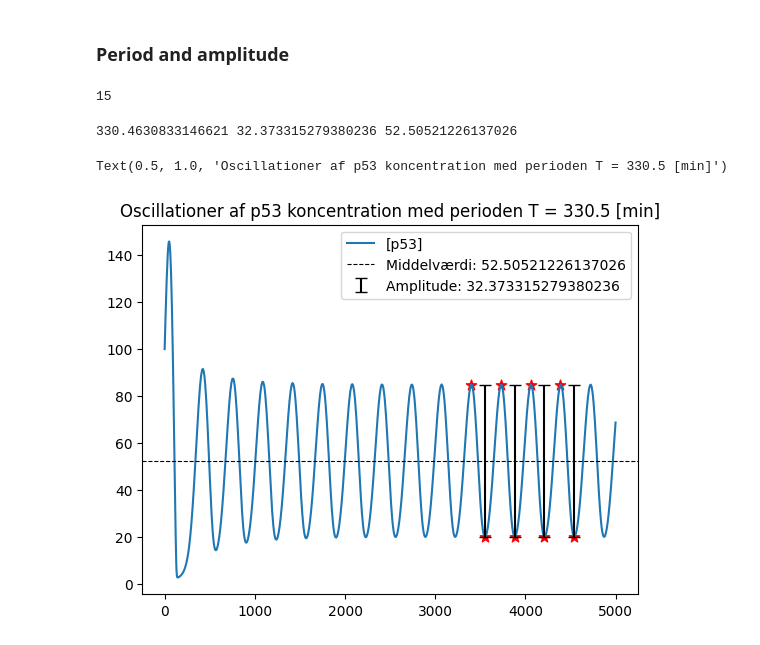
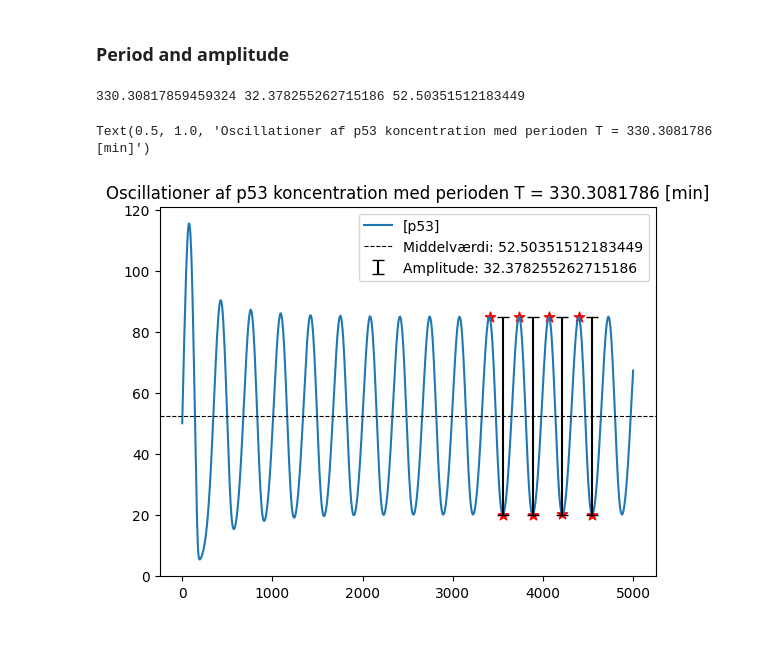
Before and after one commit to ErikBachRyhl/p53, a Jupyter notebook: Nutlin-tilføjelse.ipynb, the cells around one changed output. Drawn from its saved outputs; the diff is of its cells as text; code cells hidden in the pictures.

```diff
--- a/Nutlin-tilføjelse.ipynb
+++ b/Nutlin-tilføjelse.ipynb
@@ -47,29 +47,29 @@ def M_free_change(t, p, m, Mf, Mb, n):
     return dM_freedt
 
 def M_bound_change(t, p, m, Mf, Mb, n):
-    dM_bounddt = kc7*Mb + kc8*n*Mf
+    dM_bounddt = -kc7*Mb + kc8*n*Mf
     return dM_bounddt
 
 def n_change(t, p, m, Mf, Mb, n):
     dndt = -kc8*n*Mf
     return dndt
 
-def samlet_system(t, y):
-    dydt = np.zeros_like(y)
-    dydt[0] = p_change(t, *y)
-    dydt[1] = m_change(t, *y)
-    dydt[2] = M_free_change(t, *y)
-    dydt[3] = M_bound_change(t, *y)
-    dydt[4] = n_change(t, *y)
+def system(t, state):
+    dydt = np.zeros_like(state)
+    dydt[0] = p_change(t, *state)
+    dydt[1] = m_change(t, *state)
+    dydt[2] = M_free_change(t, *state)
+    dydt[3] = M_bound_change(t, *state)
+    dydt[4] = n_change(t, *state)
     return dydt
 # %%
 t_samlet = (0, 5000)
 
-p0, m0, Mf0, Mb0, n0 = 100, 1, 1, 1, 1
+p0, m0, Mf0, Mb0, n0 = 50, 10, 10, 20, 1
 
 y0 = [p0, m0, Mf0, Mb0, n0]
 # %%
-samlet_løsning = solve_ivp(samlet_system, t_samlet, y0, method='RK45')
+samlet_løsning = solve_ivp(system, t_samlet, y0, method='RK45')
 print(samlet_løsning)
 # %% [output]
   message: The solver successfully reached the end of the integration interval.
@@ -129,9 +116,5 @@ plt.scatter(t[p53_troughs], p[p53_troughs], s=80, c="green", marker="+")
 # %% [markdown]
 ### Period and amplitude
-# %%
-print(len(p53_peaks))
-# %% [output]
-15
 # %%
 def find_map(t, y): #mean, amplitude, period
     y_peaks = find_peaks(y)[0]
@@ -161,18 +144,18 @@ period, amplitude, mean_value, stable_peaks, stable_troughs = find_map(t, p)
 # %%
 print(period, amplitude, mean_value)
 # %% [output]
-330.4630833146621 32.373315279380236 52.50521226137026
+330.30817859459324 32.378255262715186 52.50351512183449
 # %%
 plt.plot(t, p, label="[p53]")
 plt.scatter(t[stable_peaks], p[stable_peaks], s=60, c="red", marker='*')
 plt.scatter(t[stable_troughs], p[stable_troughs], s=60, c="red", marker='*')
 
 plt.axhline(mean_value, color="black", linestyle="dashed", lw=.8, label=f"Middelværdi: {mean_value}")
 plt.errorbar(t[stable_troughs], np.ones(len(t[stable_troughs]))*mean_value, yerr=amplitude, fmt="none", ecolor="black", capsize = 4, label=f"Amplitude: {amplitude}")
 
 plt.legend()
 
-plt.title(f"Oscillationer af p53 koncentration med perioden T = {period:.4} [min]")
+plt.title(f"Oscillationer af p53 koncentration med perioden T = {period:.10} [min]")
 # %% [output]
-Text(0.5, 1.0, 'Oscillationer af p53 koncentration med perioden T = 330.5 [min]')
+Text(0.5, 1.0, 'Oscillationer af p53 koncentration med perioden T = 330.3081786 [min]')
-[figure, old version]
+[figure, new version]
```
Also changed, not shown: parts of 8 cells of this notebook.
